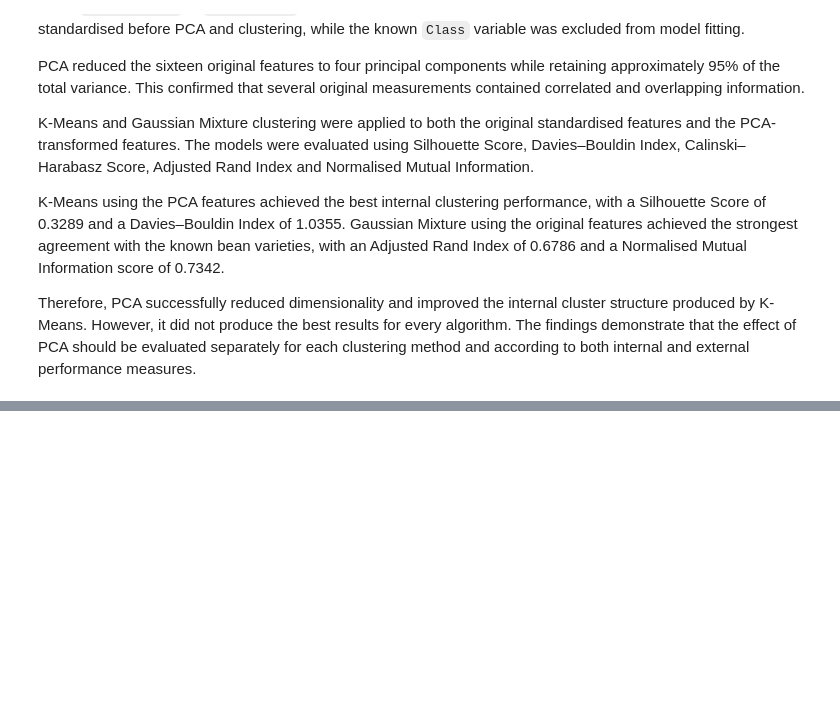
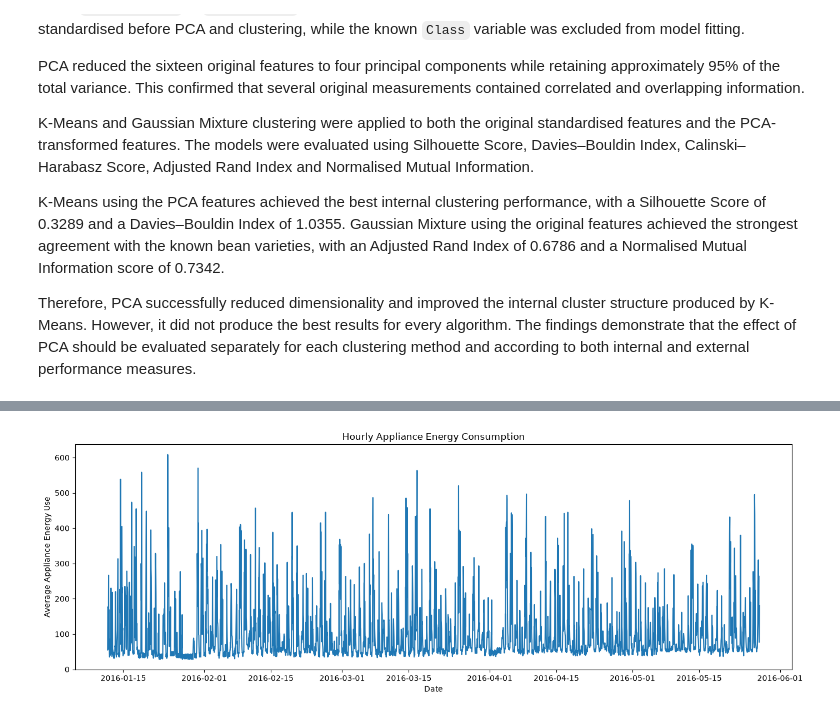
Before and after one commit to AmandaTFerraz/predictive-analytics-final-project, a Jupyter notebook: pda_finalproject.ipynb, the cells around one changed output, grey strips where cells are left out. Drawn from its saved outputs; the diff is of its cells as text; code cells hidden in the pictures; blank space fills up the shorter version.

```diff
--- a/pda_finalproject.ipynb
+++ b/pda_finalproject.ipynb
@@ -2550,0 +2729,29 @@ Therefore, PCA successfully reduced dimensionality and improved the internal clu
+# %%
+energy_hourly = (
+    hourly_summary
+    .loc[
+        hourly_summary["count"] == 6,
+        "mean"
+    ]
+    .rename("Appliances")
+    .asfreq("h")
+)
+
+print(
+    "Number of complete hourly observations:",
+    len(energy_hourly)
+)
+
+print(
+    "Missing hourly observations:",
+    energy_hourly.isnull().sum()
+)
+
+print(
+    "Hourly period:",
+    energy_hourly.index.min(),
+    "to",
+    energy_hourly.index.max()
+)
+
+energy_hourly.head()
@@ -2550,0 +2783,15 @@ Therefore, PCA successfully reduced dimensionality and improved the internal clu
+# %%
+plt.figure(figsize=(14, 5))
+
+plt.plot(
+    energy_hourly.index,
+    energy_hourly.values
+)
+
+plt.title("Hourly Appliance Energy Consumption")
+plt.xlabel("Date")
+plt.ylabel("Average Appliance Energy Use")
+plt.tight_layout()
+plt.show()
+# %% [output]
+[figure, added]
```
Also changed, not shown: parts of 44 cells of this notebook.
